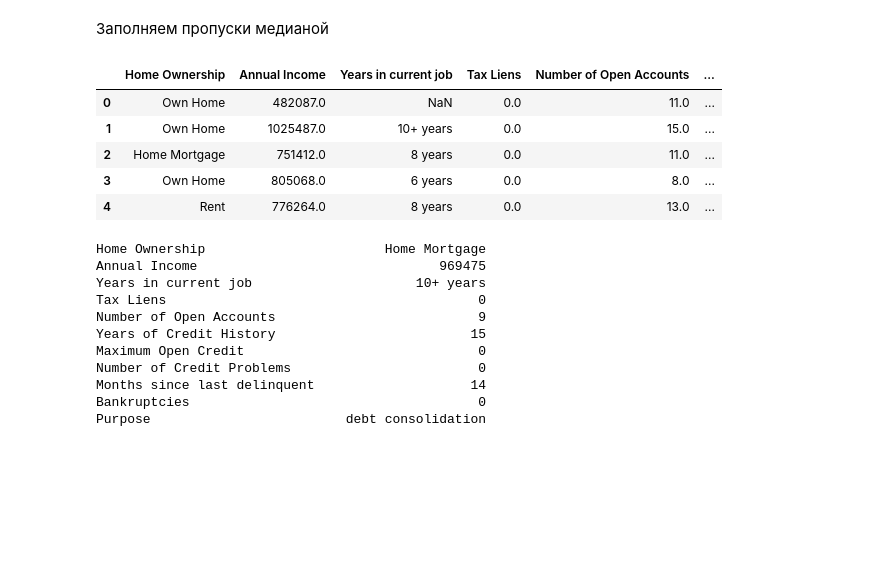
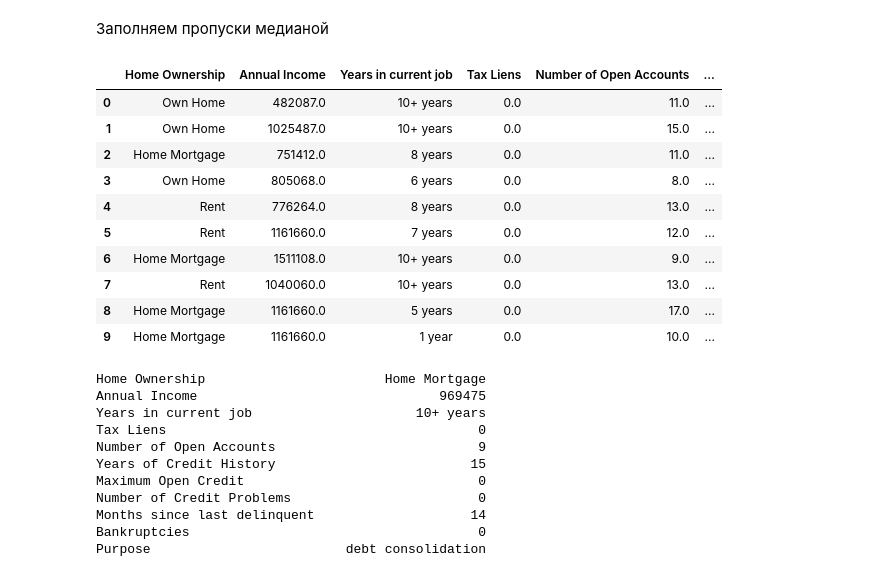
Before and after one commit to AndreiBazhenau/gb, a Jupyter notebook: ds_libs2/course_project.ipynb, the cells around one changed output. Drawn from its saved outputs; the diff is of its cells as text; code cells hidden in the pictures; blank space fills up the shorter version.

```diff
--- a/ds_libs2/course_project.ipynb
+++ b/ds_libs2/course_project.ipynb
@@ -1459,14 +1617,19 @@ memory usage: 996.2+ KB
 # %%
 df_train.fillna(df_train.median(axis=0), inplace=True)
 #df_train = df_train.fillna(df_train.mode()[0:])
-df_train.head()
+df_train.head(10)
 # %% [output]
 |  | Home Ownership | Annual Income | Years in current job | Tax Liens | Number of Open Accounts | ... |
-| 0 | Own Home | 482087.0 | NaN | 0.0 | 11.0 | ... |
+| 0 | Own Home | 482087.0 | 10+ years | 0.0 | 11.0 | ... |
 | 1 | Own Home | 1025487.0 | 10+ years | 0.0 | 15.0 | ... |
 | 2 | Home Mortgage | 751412.0 | 8 years | 0.0 | 11.0 | ... |
 | 3 | Own Home | 805068.0 | 6 years | 0.0 | 8.0 | ... |
 | 4 | Rent | 776264.0 | 8 years | 0.0 | 13.0 | ... |
+| 5 | Rent | 1161660.0 | 7 years | 0.0 | 12.0 | ... |
+| 6 | Home Mortgage | 1511108.0 | 10+ years | 0.0 | 9.0 | ... |
+| 7 | Rent | 1040060.0 | 10+ years | 0.0 | 13.0 | ... |
+| 8 | Home Mortgage | 1161660.0 | 5 years | 0.0 | 17.0 | ... |
+| 9 | Home Mortgage | 1161660.0 | 1 year | 0.0 | 10.0 | ... |
 # %%
 df_train.fillna(df_train.median(), inplace=True)
 # %%
```
Also changed, not shown: parts of 18 cells of this notebook, 2 other files.
